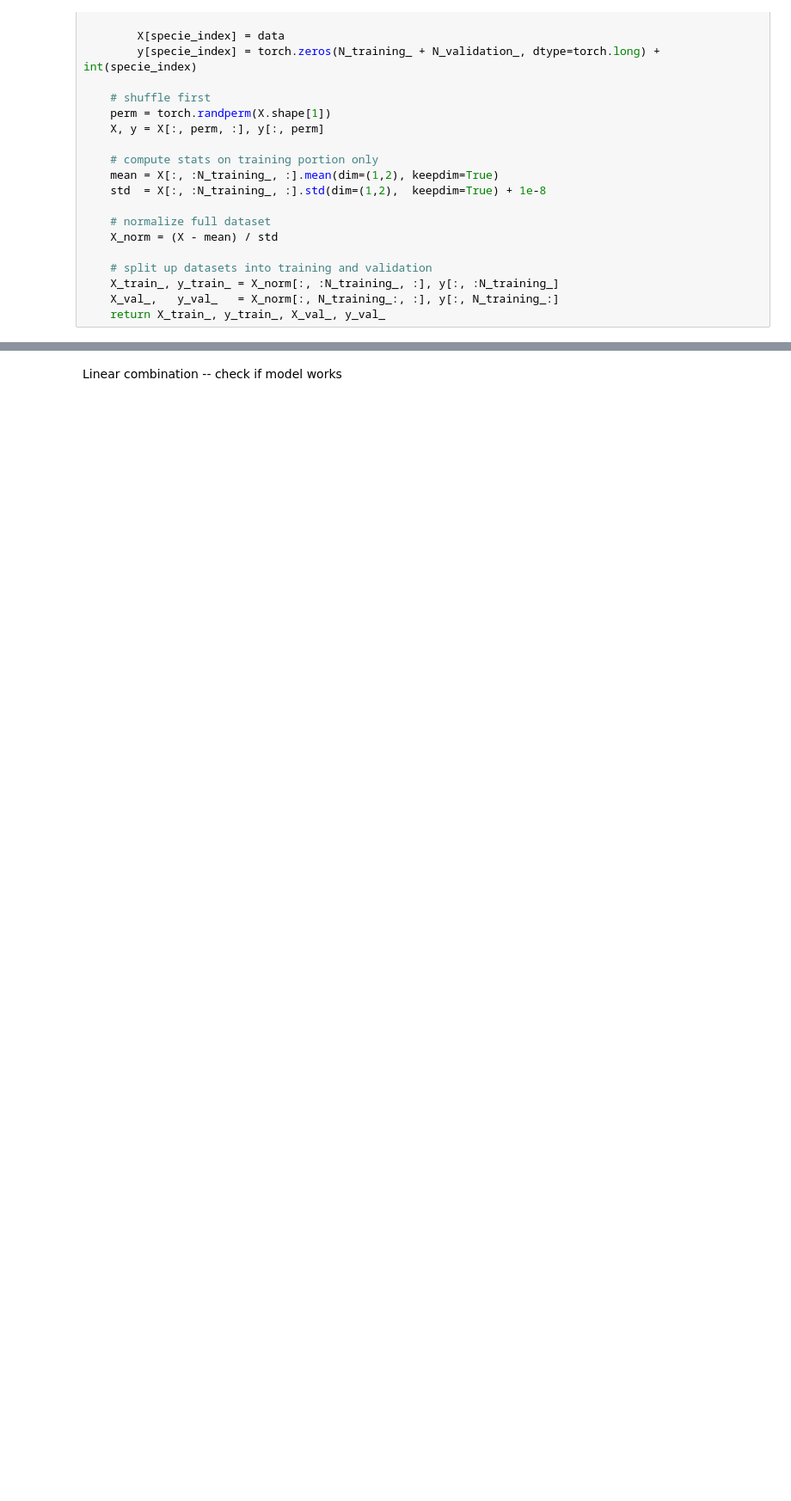
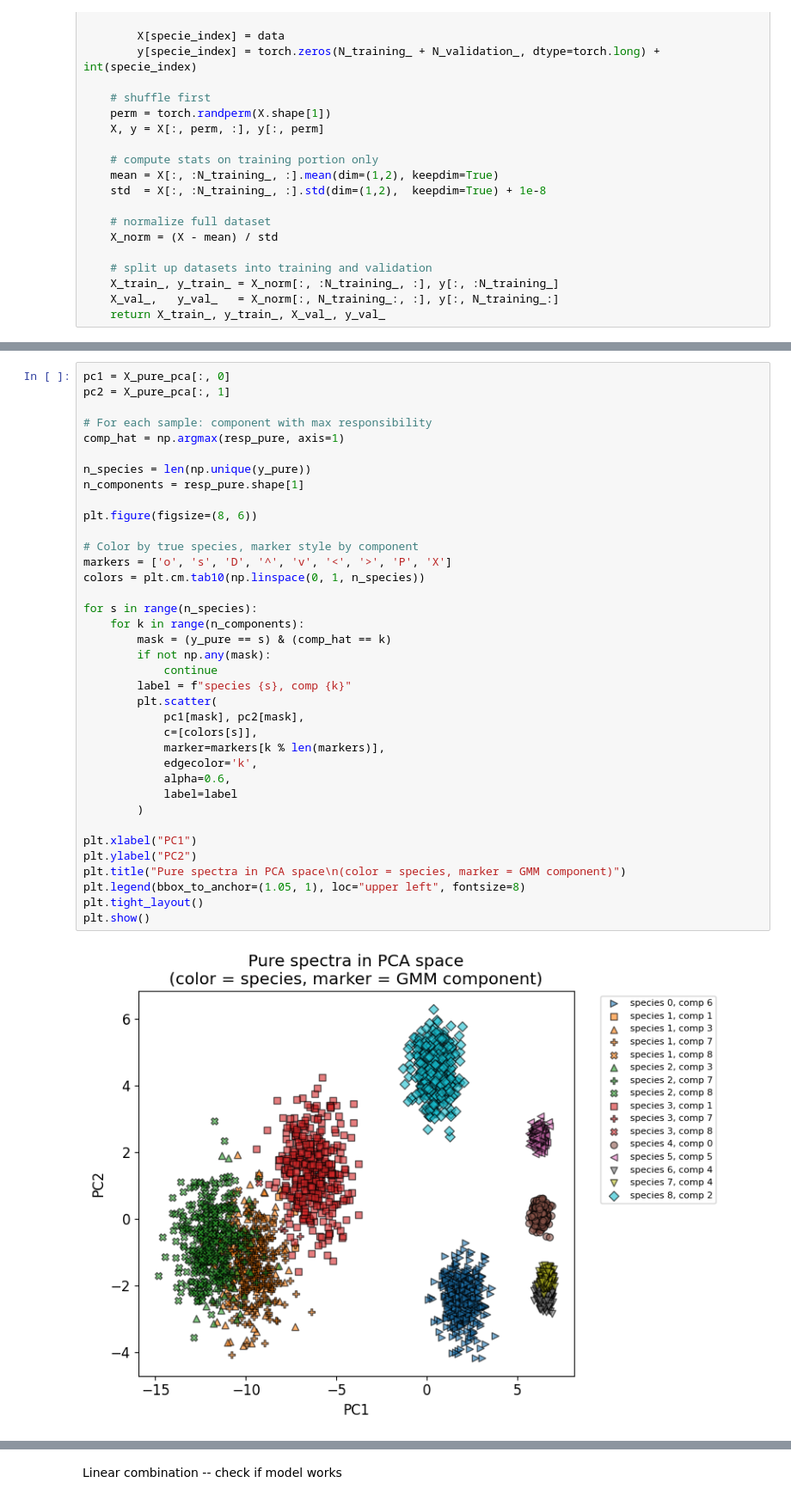
Before and after one commit to matsbannink/machine_learning, a Jupyter notebook: characterization_all_species.ipynb, the cells around one changed output, grey strips where cells are left out. Shown at 86% size. Cells and saved outputs as stored; diff of their text form; blank space fills up the shorter version.

```diff
--- a/characterization_all_species.ipynb
+++ b/characterization_all_species.ipynb
@@ -64,0 +150,39 @@ torch.Size([9, 400, 451])
+# %%
+pc1 = X_pure_pca[:, 0]
+pc2 = X_pure_pca[:, 1]
+
+# For each sample: component with max responsibility
+comp_hat = np.argmax(resp_pure, axis=1)
+
+n_species = len(np.unique(y_pure))
+n_components = resp_pure.shape[1]
+
+plt.figure(figsize=(8, 6))
+
+# Color by true species, marker style by component
+markers = ['o', 's', 'D', '^', 'v', '<', '>', 'P', 'X']
+colors = plt.cm.tab10(np.linspace(0, 1, n_species))
+
+for s in range(n_species):
+    for k in range(n_components):
+        mask = (y_pure == s) & (comp_hat == k)
+        if not np.any(mask):
+            continue
+        label = f"species {s}, comp {k}"
+        plt.scatter(
+            pc1[mask], pc2[mask],
+            c=[colors[s]],
+            marker=markers[k % len(markers)],
+            edgecolor='k',
+            alpha=0.6,
+            label=label
+        )
+
+plt.xlabel("PC1")
+plt.ylabel("PC2")
+plt.title("Pure spectra in PCA space\n(color = species, marker = GMM component)")
+plt.legend(bbox_to_anchor=(1.05, 1), loc="upper left", fontsize=8)
+plt.tight_layout()
+plt.show()
+# %% [output]
+[figure, added]
```
Also changed, not shown: parts of 10 cells of this notebook.
